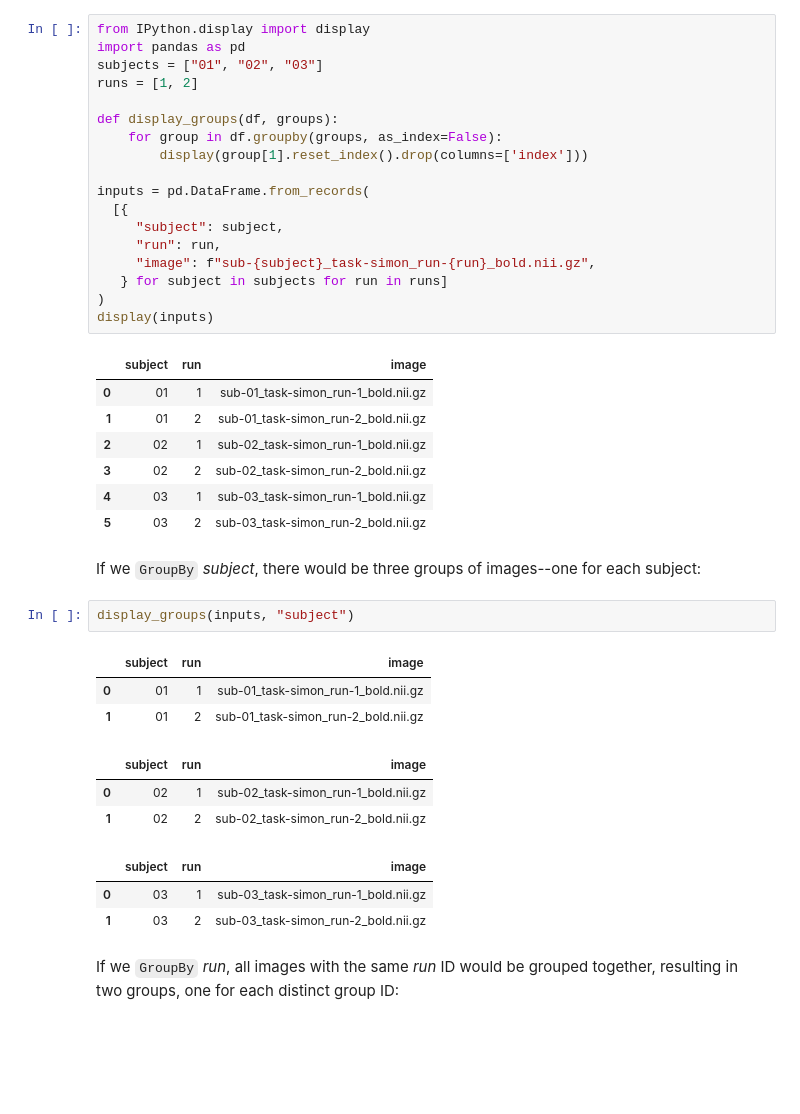
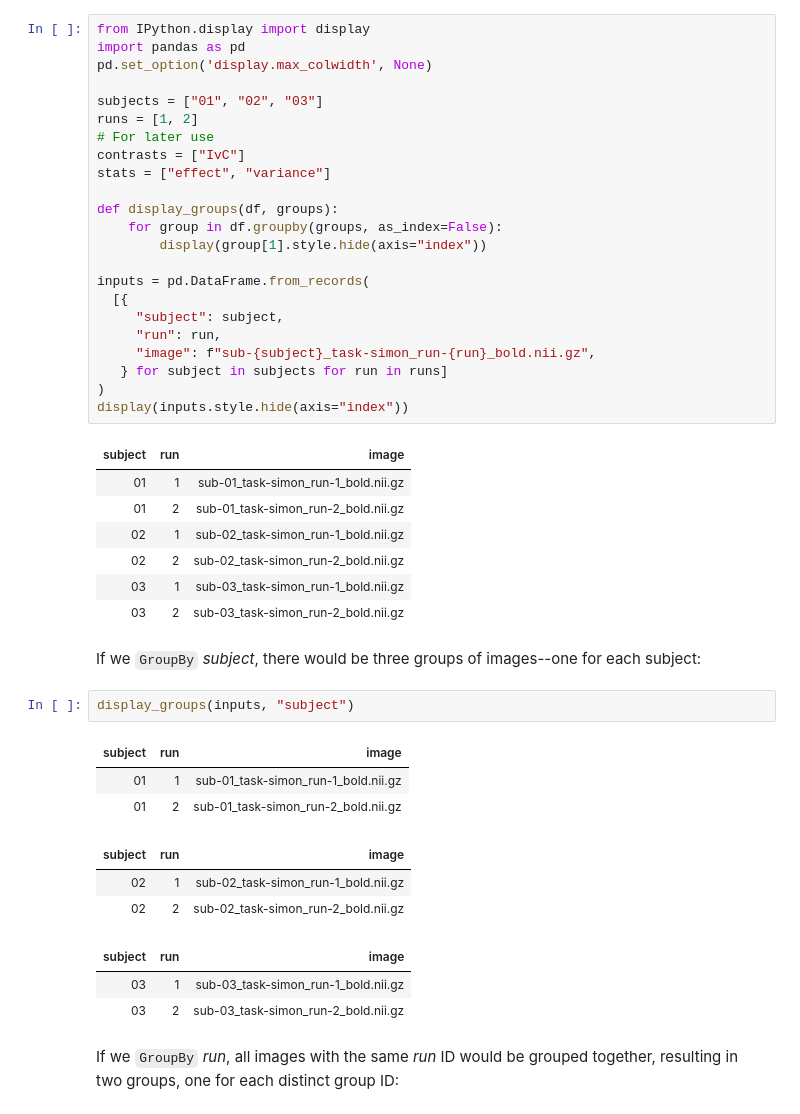
Before and after one commit to effigies/stats-models, a Jupyter notebook: _sources/walkthrough.ipynb, the cells around one changed output. Drawn from its saved outputs; the diff is of its cells as text; blank space fills up the shorter version.

```diff
--- a/_sources/walkthrough.ipynb
+++ b/_sources/walkthrough.ipynb
@@ -97,43 +97,48 @@ If you are familar with tabular data such as R `DataFrames`, or `pandas`, the `G
 # %%
 from IPython.display import display
 import pandas as pd
+pd.set_option('display.max_colwidth', None)
+
 subjects = ["01", "02", "03"]
 runs = [1, 2]
+# For later use
+contrasts = ["IvC"]
+stats = ["effect", "variance"]
 
 def display_groups(df, groups):
     for group in df.groupby(groups, as_index=False):
-        display(group[1].reset_index().drop(columns=['index']))
+        display(group[1].style.hide(axis="index"))
 
 inputs = pd.DataFrame.from_records(
   [{
      "subject": subject,
      "run": run,
      "image": f"sub-{subject}_task-simon_run-{run}_bold.nii.gz",
    } for subject in subjects for run in runs]
 )
-display(inputs)
+display(inputs.style.hide(axis="index"))
 # %% [output]
-|  | subject | run | image |
-| 0 | 01 | 1 | sub-01_task-simon_run-1_bold.nii.gz |
-| 1 | 01 | 2 | sub-01_task-simon_run-2_bold.nii.gz |
-| 2 | 02 | 1 | sub-02_task-simon_run-1_bold.nii.gz |
-| 3 | 02 | 2 | sub-02_task-simon_run-2_bold.nii.gz |
-| 4 | 03 | 1 | sub-03_task-simon_run-1_bold.nii.gz |
-| 5 | 03 | 2 | sub-03_task-simon_run-2_bold.nii.gz |
+| subject | run | image |
+| 01 | 1 | sub-01_task-simon_run-1_bold.nii.gz |
+| 01 | 2 | sub-01_task-simon_run-2_bold.nii.gz |
+| 02 | 1 | sub-02_task-simon_run-1_bold.nii.gz |
+| 02 | 2 | sub-02_task-simon_run-2_bold.nii.gz |
+| 03 | 1 | sub-03_task-simon_run-1_bold.nii.gz |
+| 03 | 2 | sub-03_task-simon_run-2_bold.nii.gz |
 # %% [markdown]
 If we `GroupBy` *subject*, there would be three groups of images--one for each subject:
 # %%
 display_groups(inputs, "subject")
 # %% [output]
-|  | subject | run | image |
-| 0 | 01 | 1 | sub-01_task-simon_run-1_bold.nii.gz |
-| 1 | 01 | 2 | sub-01_task-simon_run-2_bold.nii.gz |
+| subject | run | image |
+| 01 | 1 | sub-01_task-simon_run-1_bold.nii.gz |
+| 01 | 2 | sub-01_task-simon_run-2_bold.nii.gz |
-|  | subject | run | image |
-| 0 | 02 | 1 | sub-02_task-simon_run-1_bold.nii.gz |
-| 1 | 02 | 2 | sub-02_task-simon_run-2_bold.nii.gz |
+| subject | run | image |
+| 02 | 1 | sub-02_task-simon_run-1_bold.nii.gz |
+| 02 | 2 | sub-02_task-simon_run-2_bold.nii.gz |
-|  | subject | run | image |
-| 0 | 03 | 1 | sub-03_task-simon_run-1_bold.nii.gz |
-| 1 | 03 | 2 | sub-03_task-simon_run-2_bold.nii.gz |
+| subject | run | image |
+| 03 | 1 | sub-03_task-simon_run-1_bold.nii.gz |
+| 03 | 2 | sub-03_task-simon_run-2_bold.nii.gz |
 # %% [markdown]
 If we `GroupBy` *run*, all images with the same *run* ID would be grouped together, resulting in two groups, one for each distinct group ID:
 # %%
```
Also changed, not shown: parts of 7 cells of this notebook, 5 other files.
